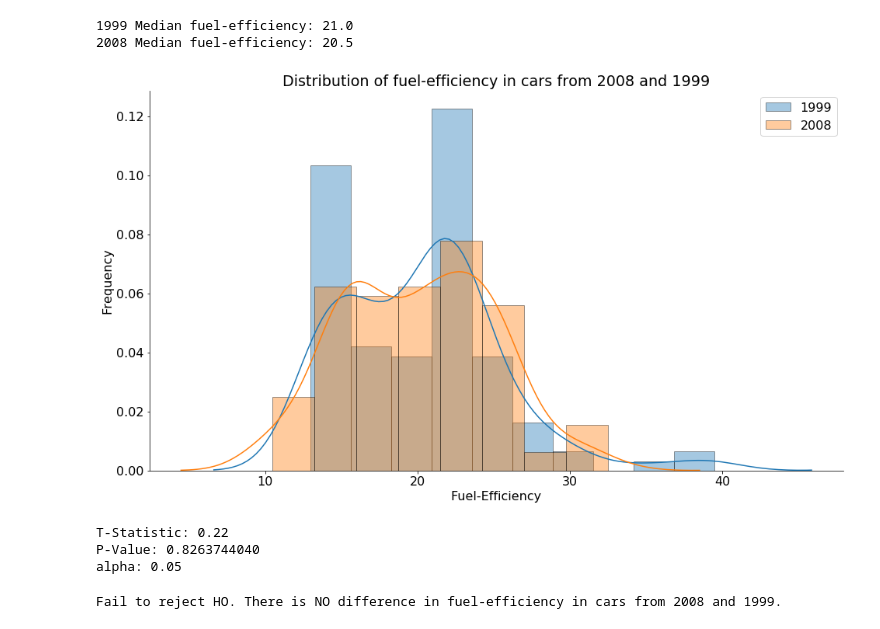
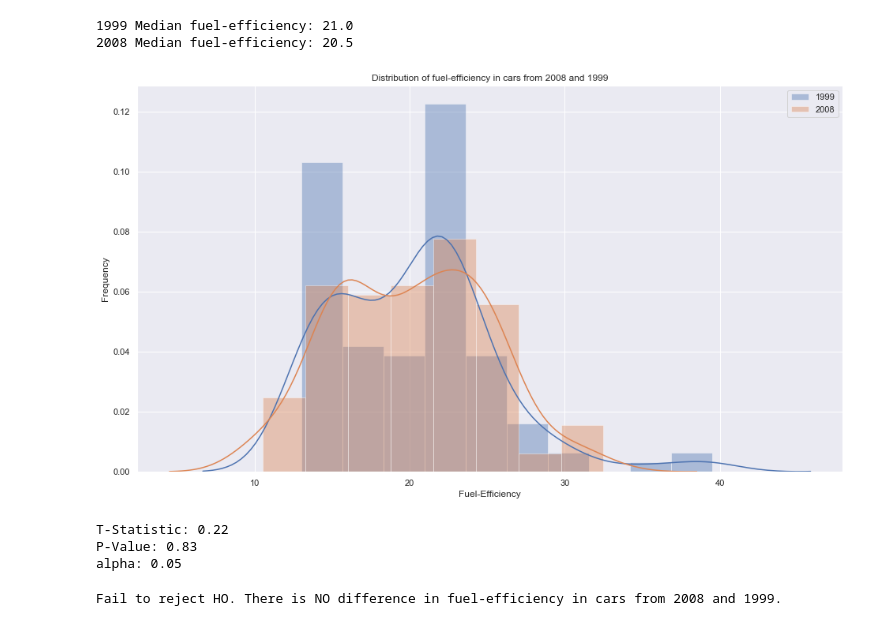
Before and after one commit to Promeos/statistics-exercises, a Jupyter notebook: hypothesis_testing.ipynb, the cells around one changed output. Cells and saved outputs as stored; diff of their text form; code cells hidden in the pictures.

```diff
--- a/hypothesis_testing.ipynb
+++ b/hypothesis_testing.ipynb
@@ -14,3 +14,6 @@ plt.rc('figure', figsize=(16,9))
 plt.rc('axes.spines', top=False, right=False)
 plt.rc('patch', ec='black', force_edgecolor=True)
 plt.rc('font', size=16)
+
+sns.set(rc={'figure.figsize': (16,9),
+            'font.size': 16})
@@ -434,22 +432,22 @@ print("2008 Median fuel-efficiency:",median_mpg_2008)
 1999 Median fuel-efficiency: 21.0
 2008 Median fuel-efficiency: 20.5
 # %%
-sns.distplot(cars_99, label='1999')
-sns.distplot(cars_08, label='2008')
+sns.distplot(cars_1999, label='1999')
+sns.distplot(cars_2008, label='2008')
 
 plt.title("Distribution of fuel-efficiency in cars from 2008 and 1999")
 plt.xlabel("Fuel-Efficiency")
 plt.ylabel("Frequency")
 plt.legend();
 # %% [output]
-[figure, old version]
+[figure, new version]
 # %%
-t, p = stats.ttest_ind(cars_99, cars_08)
+t, p = stats.ttest_ind(cars_1999, cars_2008)
 
-print("T-Statistic: {:.2f}\nP-Value: {:.10f}\nalpha: {:.2f}\n".format(t, p, alpha))
+print("T-Statistic: {:.2f}\nP-Value: {:.2f}\nalpha: {:.2f}\n".format(t, p, alpha))
 # %% [output]
 T-Statistic: 0.22
-P-Value: 0.8263744040
+P-Value: 0.83
 alpha: 0.05
 # %%
 if p < alpha:
```
Also changed, not shown: parts of 93 cells of this notebook.
